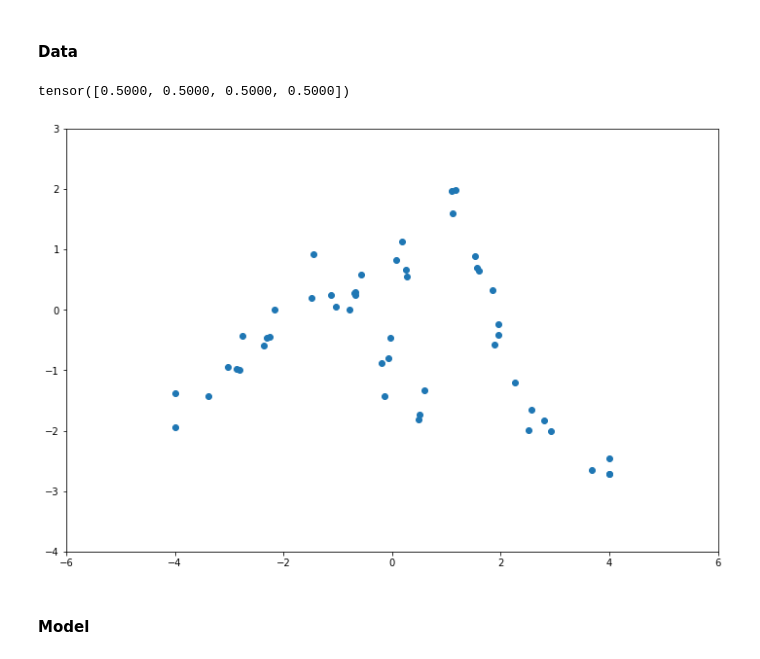
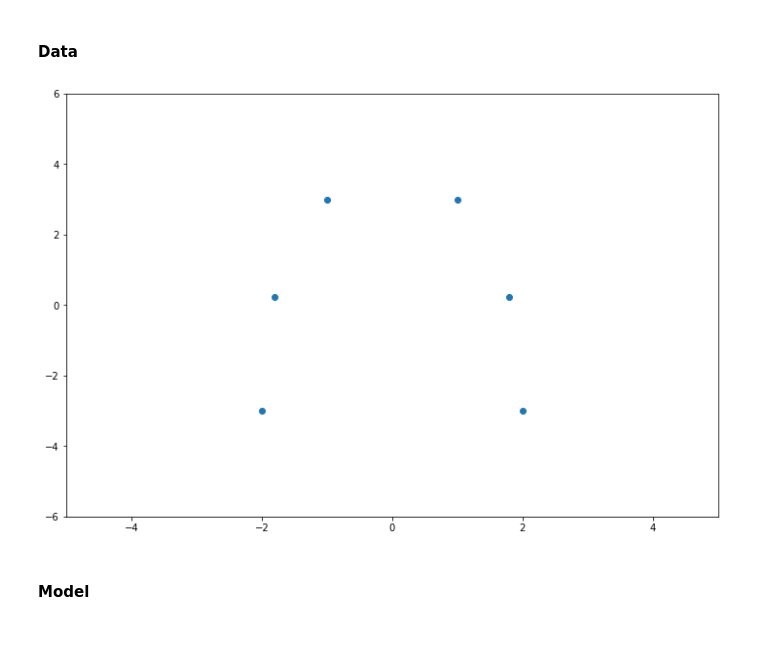
Before and after one commit to lukemelas/CS-282-Fall-2018, a Jupyter notebook: project/BBB-Hyperspherical.ipynb, the cells around one changed output. Cells and saved outputs as stored; diff of their text form; code cells hidden in the pictures.

```diff
--- a/project/BBB-Hyperspherical.ipynb
+++ b/project/BBB-Hyperspherical.ipynb
@@ -62,22 +48,41 @@ def to_numpy(t):
     return t.detach().to('cpu').numpy()
 # %% [markdown]
 #### Data
-# %%
-torch.ones(4).clamp(0,.5)
-# %% [output]
-tensor([0.5000, 0.5000, 0.5000, 0.5000])
-# %%
-# Data generated according to:
-# https://pdfs.semanticscholar.org/6197/dbd691037a412b67df688541df7c9ae87c0d.pdf
-torch.manual_seed(14)
-N = 50
-X = (torch.randn(N,1) * 2).clamp(-4,4)
-Y = (1 + X) * torch.sin(10 * torch.tanh(X)) + torch.randn(N,1) * 0.2
-X_range = torch.arange(-6,6,0.01).reshape(-1,1)
-plt.scatter(X.cpu().numpy(),Y.cpu().numpy())
-plt.axis([-6,6,-4,3])
-plt.show()
-# %% [output]
-[figure, removed]
+# %%
+# Reproducibility
+torch.manual_seed(20)
+
+# Synthetic dataset
+DATASET = 'class' # 'class' or 'cubic' or 'bakeoff'
+
+if DATASET == 'class': # size points from class
+    X_train = torch.tensor([-2.0,-1.8,-1.0,1,1.8,2]).reshape(-1,1)
+    Y_true  = - X_train**4 + 3*X_train**2 + 1
+    Y_noise = 0
+    Y_train = Y_true + Y_noise
+    X_range = torch.arange(-5,5,0.05).reshape(-1,1)
+    plt.axis([-5,5,-6,6])
+elif DATASET == 'cubic': # from multiple papers
+    X_train = (torch.rand(20,1) - 0.5) * 8
+    Y_true  = X_train**3
+    Y_noise = torch.randn(20,1) * 3.0
+    Y_train = Y_true + Y_noise
+    X_range = torch.arange(-5,5,0.05).reshape(-1,1)
+    plt.axis([-6,6,-100,100])
+elif DATASET == 'bakeoff': # from the bakeoff paper
+    # https://pdfs.semanticscholar.org/6197/dbd691037a412b67df688541df7c9ae87c0d.pdf
+    N = 50
+    X_train = (torch.randn(N,1) * 2).clamp(-4,4)
+    Y_true  = (1 + X_train) * torch.sin(10 * torch.tanh(X_train))
+    Y_noise = torch.randn(N,1) * 0.2
+    Y_train = Y_true + Y_noise
+    X_range = torch.arange(-6,6,0.01).reshape(-1,1)
+    plt.axis([-6,6,-4,3])
+
+# Plot dataset
+plt.scatter(to_numpy(X_train), to_numpy(Y_true))
+plt.show()
+# %% [output]
+[figure, added]
 # %% [markdown]
 #### Model
```
Also changed, not shown: parts of 13 cells of this notebook, 12 other files.
